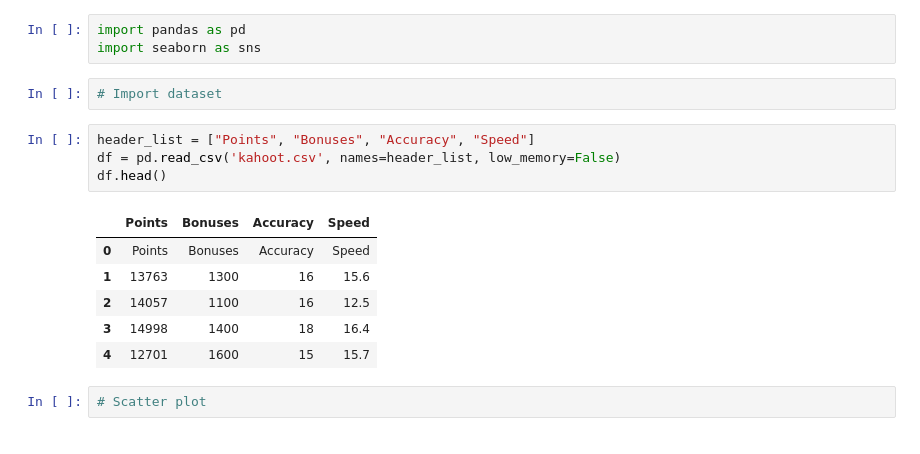
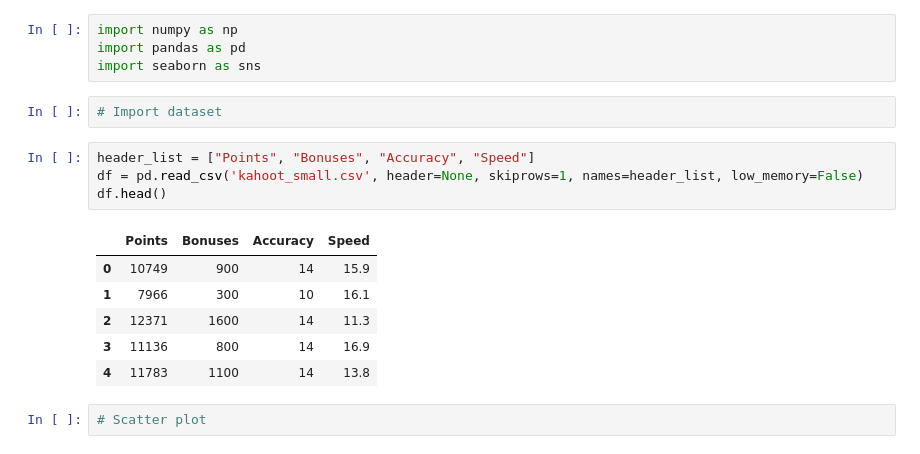
Before and after one commit to AubreyJohns/Kahoot, a Jupyter notebook: Kahoot.ipynb, the cells around one changed output. Cells and saved outputs as stored; diff of their text form.

```diff
--- a/Kahoot.ipynb
+++ b/Kahoot.ipynb
@@ -1,19 +1,20 @@
 # %%
+import numpy as np
 import pandas as pd
 import seaborn as sns
 # %%
 # Import dataset
 # %%
 header_list = ["Points", "Bonuses", "Accuracy", "Speed"]
-df = pd.read_csv('kahoot.csv', names=header_list, low_memory=False)
+df = pd.read_csv('kahoot_small.csv', header=None, skiprows=1, names=header_list, low_memory=False)
 df.head()
 # %% [output]
 |  | Points | Bonuses | Accuracy | Speed |
-| 0 | Points | Bonuses | Accuracy | Speed |
-| 1 | 13763 | 1300 | 16 | 15.6 |
-| 2 | 14057 | 1100 | 16 | 12.5 |
-| 3 | 14998 | 1400 | 18 | 16.4 |
-| 4 | 12701 | 1600 | 15 | 15.7 |
+| 0 | 10749 | 900 | 14 | 15.9 |
+| 1 | 7966 | 300 | 10 | 16.1 |
+| 2 | 12371 | 1600 | 14 | 11.3 |
+| 3 | 11136 | 800 | 14 | 16.9 |
+| 4 | 11783 | 1100 | 14 | 13.8 |
 # %%
 # Scatter plot
 # %%
```
Also changed, not shown: parts of 4 cells of this notebook, 2 other files.
